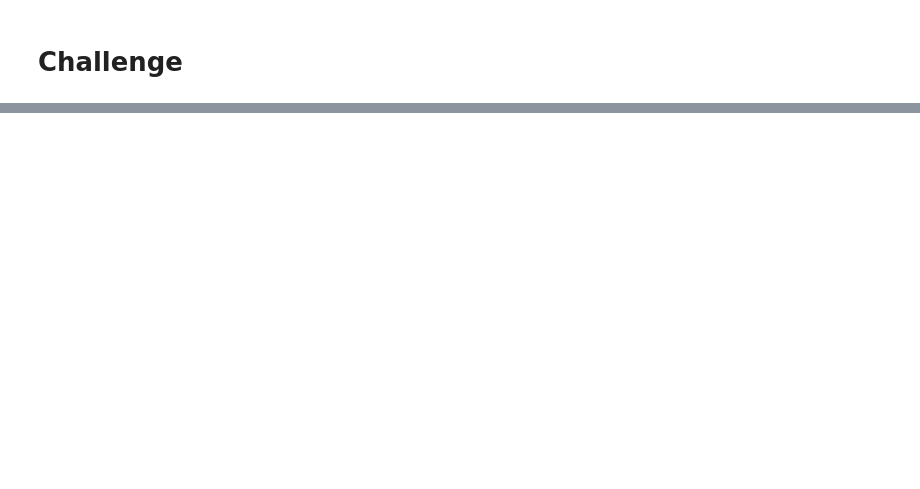
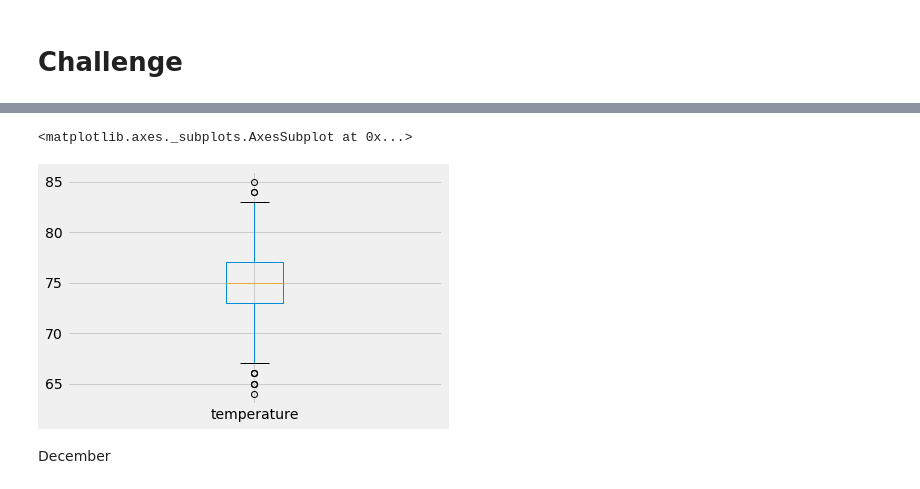
Before and after one commit to damiencorr/surfs_up, a Jupyter notebook: climate_analysis.ipynb, the cells around one changed output, grey strips where cells are left out. Saved outputs shown, nothing was run; the diff lists cells and outputs as text; code cells hidden in the pictures; blank space fills up the shorter version.

```diff
--- a/climate_analysis.ipynb
+++ b/climate_analysis.ipynb
@@ -138,0 +287,9 @@ df.plot.hist(bins=12)
+# %%
+# Create a seperate Box & Whisker plot to show the distribution of TEMPERATURE measurements for June.
+# OBSERVATION: This appears to be a normal distribution with few outliers around 75.
+jul_data['temperature'].plot.box()
+# %% [output]
+<matplotlib.axes._subplots.AxesSubplot at 0x...>
+[figure, added]
+# %% [markdown]
+December
```
Also changed, not shown: parts of 21 cells of this notebook, 1 other file.
